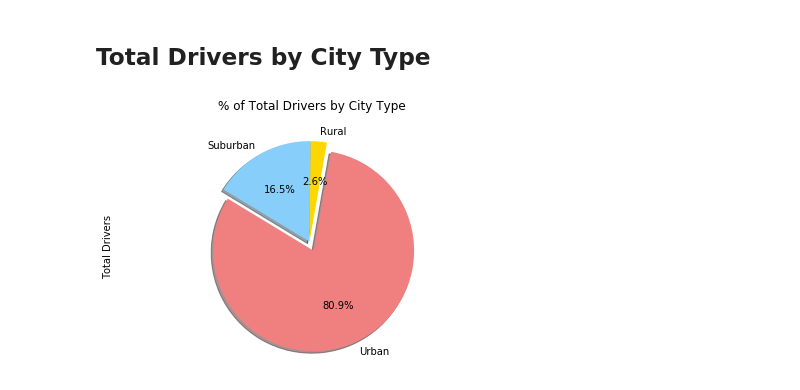
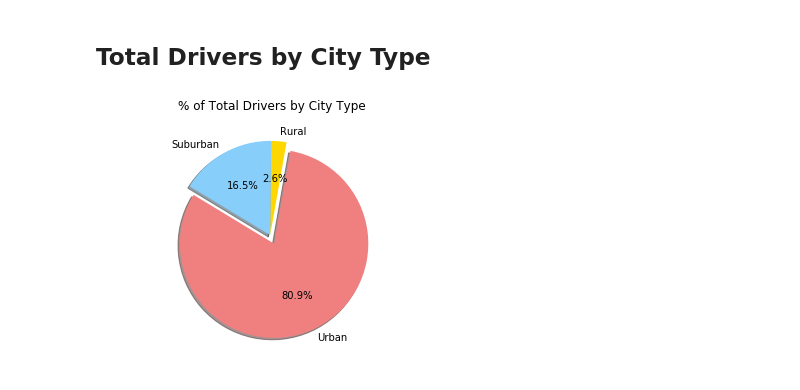
Before and after one commit to aeclaman/matplotlib, a Jupyter notebook: Pyber/pyber_starter.ipynb, the cells around one changed output. Saved outputs shown, nothing was run; the diff lists cells and outputs as text; code cells hidden in the pictures.

```diff
--- a/Pyber/pyber_starter.ipynb
+++ b/Pyber/pyber_starter.ipynb
@@ -162,19 +148,25 @@ plt.savefig("../Images/tot_rides_by_city_type.png")
 # %%
 # Calculate Driver Percents
 sum_up_drivers=summary_df.groupby('type')['Total Drivers'].sum()
 
 #define pie chart arguments
 labels=summary_df.index.unique(level='type')
 colors = ["gold", "lightskyblue", "lightcoral"]
 explode = (0, 0, 0.1)
 
 # Build Pie Chart
-sum_up_drivers.plot(kind="pie",colors=colors, explode=explode, autopct="%1.1f%%",
+driver_chart=sum_up_drivers.plot(kind="pie",colors=colors, explode=explode, autopct="%1.1f%%",
                     shadow=True, startangle=80, title="% of Total Drivers by City Type \n")
+# Remove label on y-axis
+driver_chart.yaxis.set_label_text('')
 
-# Save Figure
+# Tells matplotlib that we want a pie chart with equal axes and removes label on the y axis
 plt.axis("equal")
-plt.tight_layout()
+
+#Save Figure
 plt.savefig("../Images/tot_drivers_by_city_type.png")
+
+#Show Figure
+plt.show()
 # %% [output]
-[figure, old version]
+[figure, new version]
```
Also changed, not shown: parts of 6 cells of this notebook, 5 other files.
